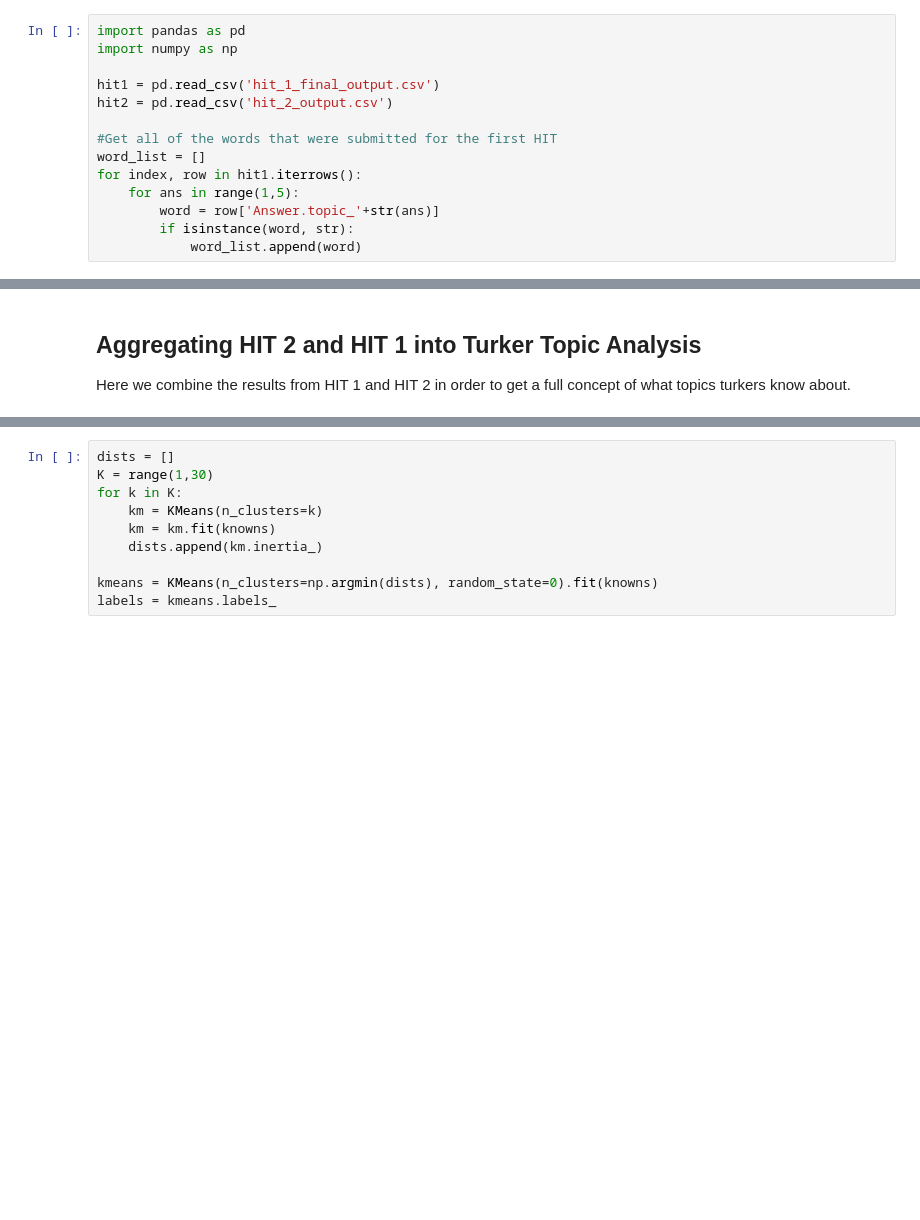
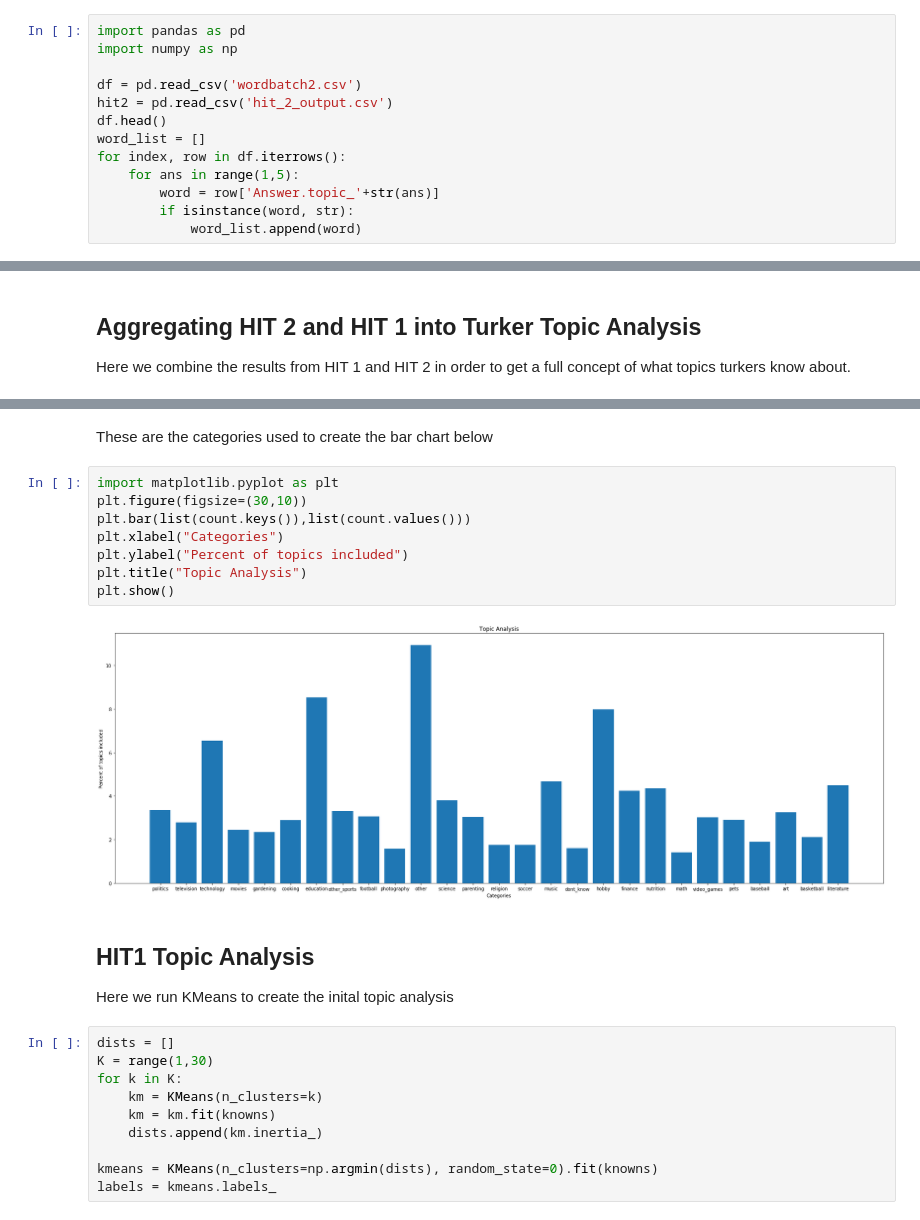
Before and after one commit to niharpatil/nets213final, a Jupyter notebook: src/topic_analysis.ipynb, the cells around one changed output, grey strips where cells are left out. Drawn from its saved outputs; the diff is of its cells as text; blank space fills up the shorter version.

```diff
--- a/src/topic_analysis.ipynb
+++ b/src/topic_analysis.ipynb
@@ -5,12 +5,11 @@ This notbeook contains all of the code for aggregation of topics from the first
 import pandas as pd
 import numpy as np
 
-hit1 = pd.read_csv('hit_1_final_output.csv')
+df = pd.read_csv('wordbatch2.csv')
 hit2 = pd.read_csv('hit_2_output.csv')
-
-#Get all of the words that were submitted for the first HIT
+df.head()
 word_list = []
-for index, row in hit1.iterrows():
+for index, row in df.iterrows():
     for ans in range(1,5):
         word = row['Answer.topic_'+str(ans)]
         if isinstance(word, str):
@@ -63,3 +121,19 @@ Here we combine the results from HIT 1 and HIT 2 in order to get a full concept
+# %% [markdown]
+These are the categories used to create the bar chart below
+# %%
+import matplotlib.pyplot as plt
+plt.figure(figsize=(30,10))
+plt.bar(list(count.keys()),list(count.values()))
+plt.xlabel("Categories")
+plt.ylabel("Percent of topics included")
+plt.title("Topic Analysis")
+plt.show()
+# %% [output]
+[figure, added]
+# %% [markdown]
+## HIT1 Topic Analysis
+
+Here we run KMeans to create the inital topic analysis
 # %%
 dists = []
 K = range(1,30)
```
Also changed, not shown: parts of 10 cells of this notebook.
